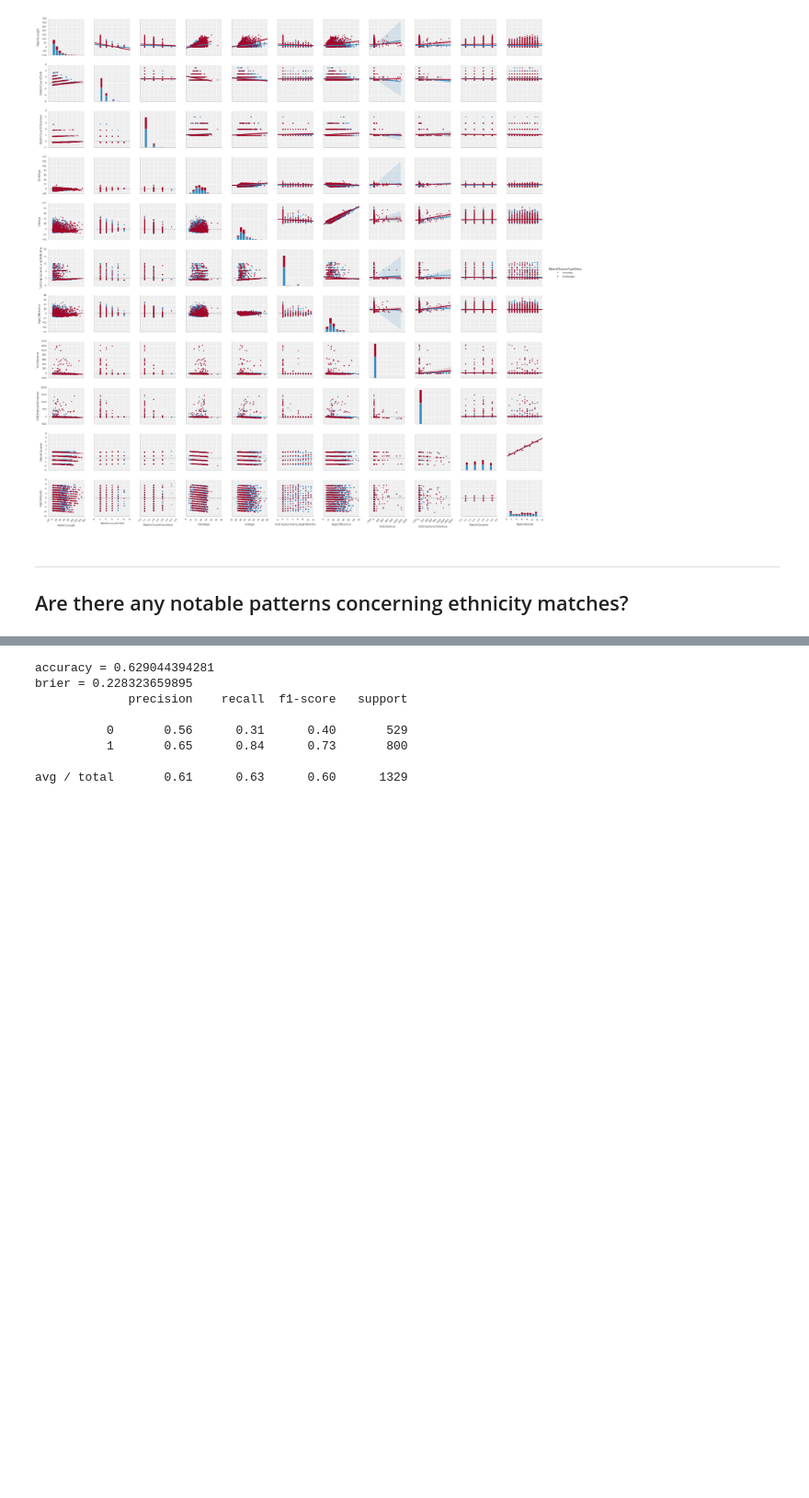
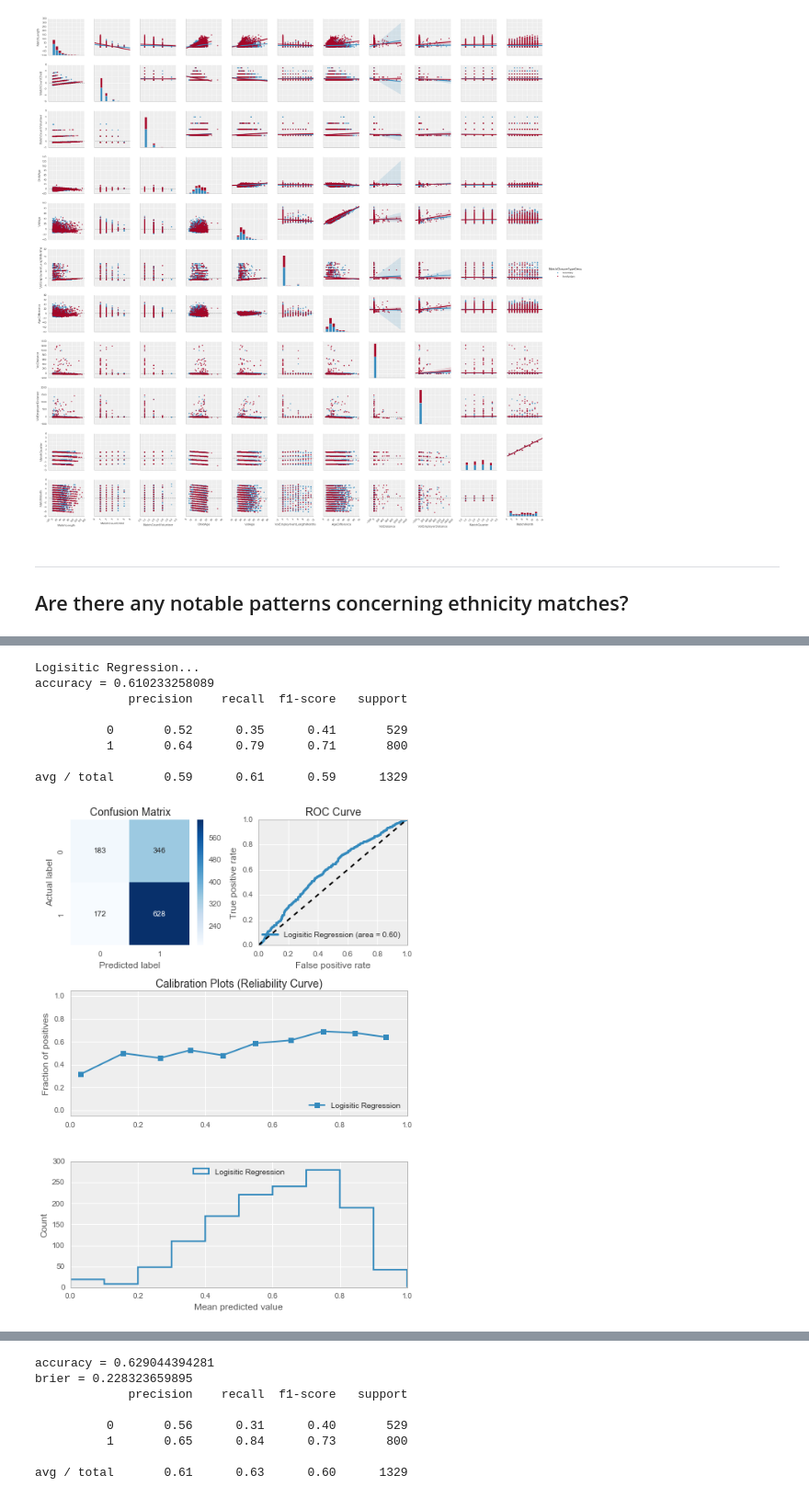
Before and after one commit to The-Real-PDF/data-viz-hackathon, a Jupyter notebook: data-viz-hackathon.ipynb, the cells around one changed output, grey strips where cells are left out. Shown at 92% size. Saved outputs shown, nothing was run; the diff lists cells and outputs as text; code cells hidden in the pictures; blank space fills up the shorter version.

```diff
--- a/data-viz-hackathon.ipynb
+++ b/data-viz-hackathon.ipynb
@@ -810,18 +747,4 @@ avg / total       0.59      0.61      0.59      1329
 # %%
-from sklearn.ensemble import partial_dependence as pdd
-from sklearn.ensemble import RandomForestClassifier, ExtraTreesClassifier, AdaBoostClassifier
-
-# instantiate model
-clf = RandomForestClassifier(n_estimators= 250,
-                             n_jobs=-1,
-                             criterion = 'gini',
-                             max_features = 'auto',
-                             class_weight='auto',
-                             random_state=1)
-
-# fit model
-clf.fit(X, y)
-
 def feature_importance_viz(X_train, clf, col_names, top_n):
     # make importances relative to max importance
     importances = clf.feature_importances_
@@ -846,0 +768,56 @@ feature_importance_viz(X_train, clf, cols, 25)
+# %%
+# instantiate model(s)
+lr = LogisticRegression(penalty='l2',
+                        dual=False,
+                        tol=0.0001,
+                        C=1.0,
+                        fit_intercept=True,
+                        intercept_scaling=1,
+                        class_weight=None,
+                        random_state=None,
+                        solver='liblinear',
+                        max_iter=100,
+                        multi_class='ovr',
+                        verbose=0,
+                        warm_start=False,
+                        n_jobs=-1)
+rf = RandomForestClassifier(n_estimators= 250,
+                            n_jobs=-1,
+                            criterion = 'gini',
+                            max_features = 'auto',
+                            class_weight='auto',
+                            random_state=1)
+
+# prep data
+df = df2
+#del df['MatchLength']
+df, X, y, X_train, X_test, y_train, y_test = prep_data(df)
+cols = df.ix[:,1:].columns.tolist()
+
+# get feature importances
+feature_importance_viz(X, y, cols, rf, 25)
+
+# train model(s)
+lr.fit(X_train, y_train)
+rf.fit(X_train, y_train)
+models = [(lr, 'Logisitic Regression'), (rf, 'Random Forest')]
+
+for m in models:
+
+    # parse tuple
+    clf = m[0]
+    model_name = m[1]
+
+    # make predictions
+    clf_score = clf.score(X_test, y_test)
+    clf_preds= clf.predict(X_test)
+    try:
+        clf_probs = clf.predict_proba(X_test)[:,1]
+        clf_probs_2 = clf.predict_proba(X)[:,1]
+        clf_probs_out = clf.predict_proba(X_new)[:,1]
+    except:
+        pass
+
+    # evaluate model
+    clf_eval_viz(model_name, y_test, clf_preds, clf_probs)
+# %% [output]
@@ -846,0 +825,9 @@ feature_importance_viz(X_train, clf, cols, 25)
+Logisitic Regression...
+accuracy = 0.610233258089
+             precision    recall  f1-score   support
+
+          0       0.52      0.35      0.41       529
+          1       0.64      0.79      0.71       800
+
+avg / total       0.59      0.61      0.59      1329
+[figure, added]
```
Also changed, not shown: parts of 21 cells of this notebook, 1 other file.
